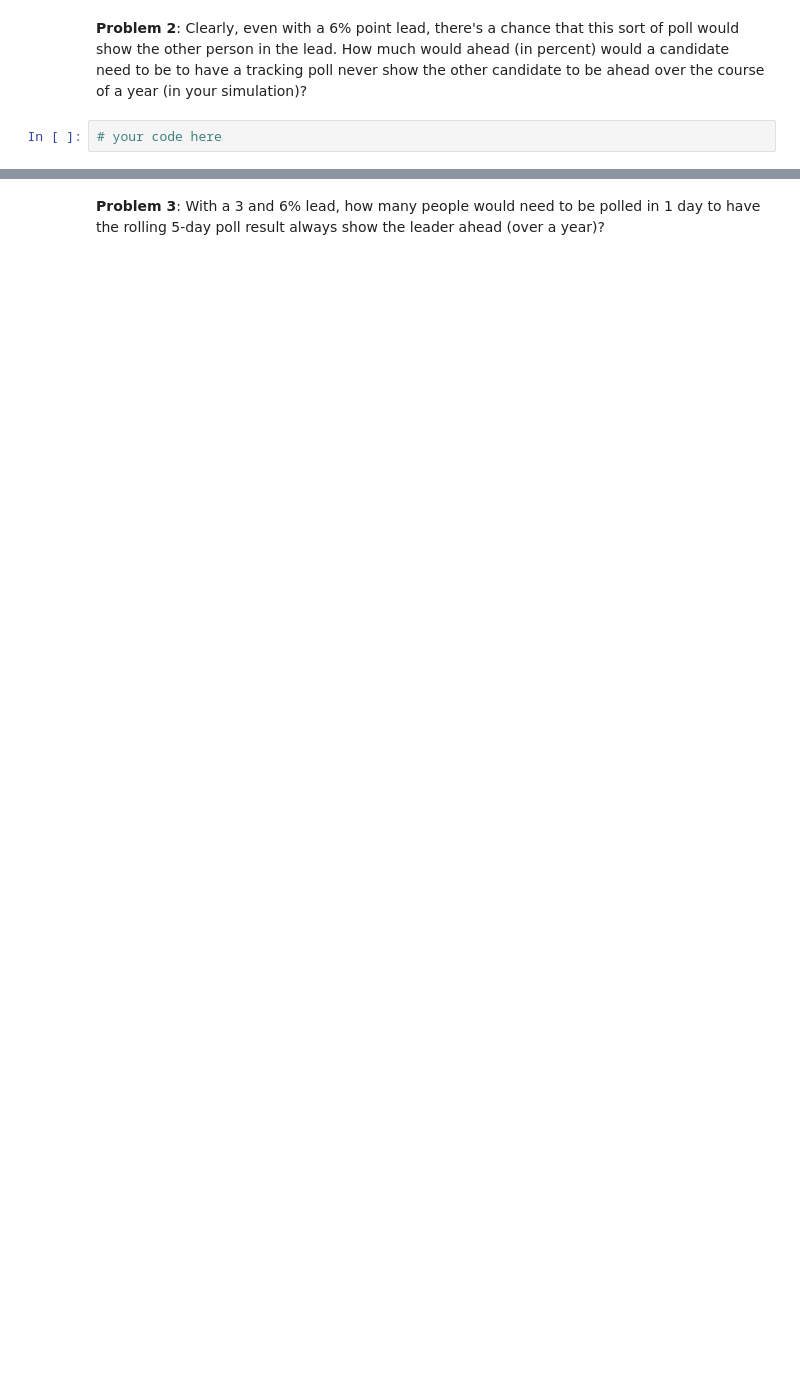
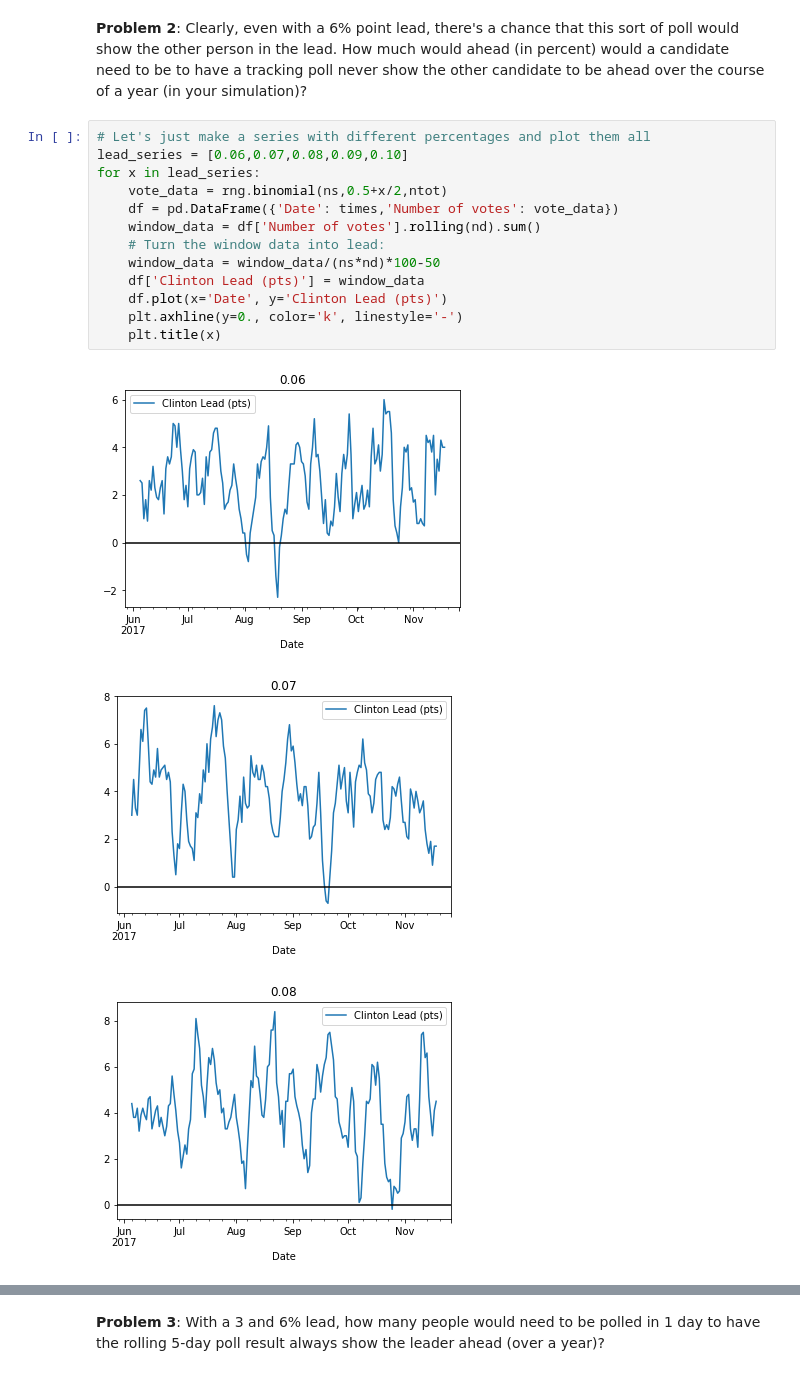
Before and after one commit to micbru/a250-hw, a Jupyter notebook: hw_1/hw_1_assignment.ipynb, the cells around one changed output, grey strips where cells are left out. Cells and saved outputs as stored; diff of their text form; blank space fills up the shorter version.

Commit message:
Again just pushing before 2pm. Nearly done q4.

```diff
--- a/hw_1/hw_1_assignment.ipynb
+++ b/hw_1/hw_1_assignment.ipynb
@@ -507,4 +509,19 @@ plt.xlabel("Number of days since June 1, 2017")
 # %% [markdown]
 **Problem 2**: Clearly, even with a 6% point lead, there's a chance that this sort of poll would show the other person in the lead. How much would ahead (in percent) would a candidate need to be to have a tracking poll never show the other candidate to be ahead over the course of a year (in your simulation)?
-# %%
-# your code here
+# %%
+# Let's just make a series with different percentages and plot them all
+lead_series = [0.06,0.07,0.08,0.09,0.10]
+for x in lead_series:
+    vote_data = rng.binomial(ns,0.5+x/2,ntot)
+    df = pd.DataFrame({'Date': times,'Number of votes': vote_data})
+    window_data = df['Number of votes'].rolling(nd).sum()
+    # Turn the window data into lead:
+    window_data = window_data/(ns*nd)*100-50
+    df['Clinton Lead (pts)'] = window_data
+    df.plot(x='Date', y='Clinton Lead (pts)')
+    plt.axhline(y=0., color='k', linestyle='-')
+    plt.title(x)
+# %% [output]
+[figure, added]
+[figure, added]
+[figure, added]
```
Also changed, not shown: parts of 5 cells of this notebook.
